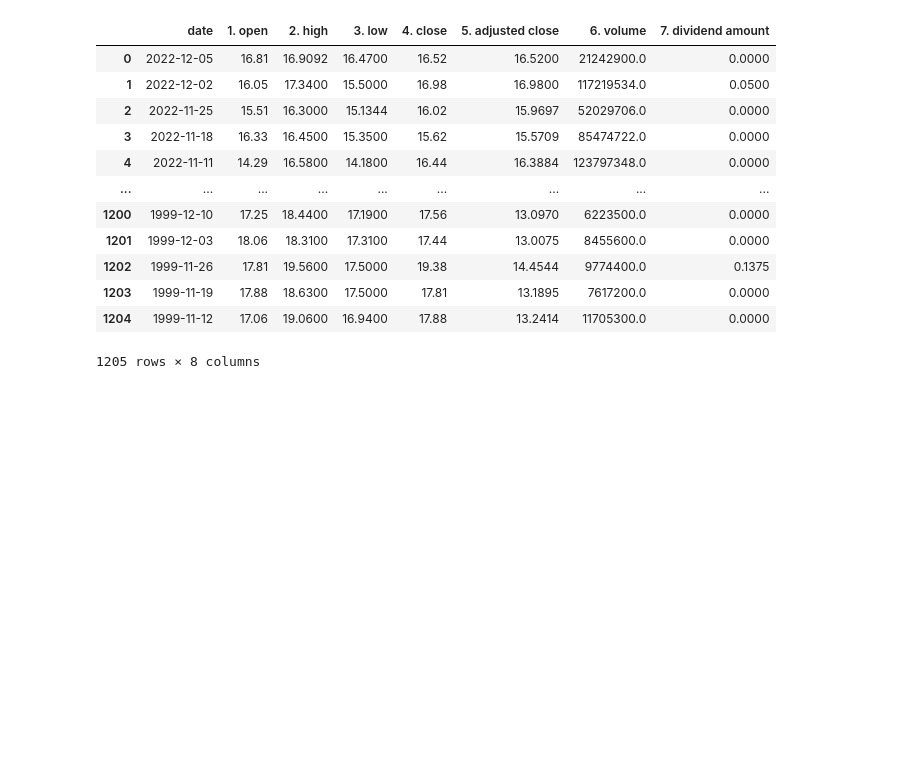
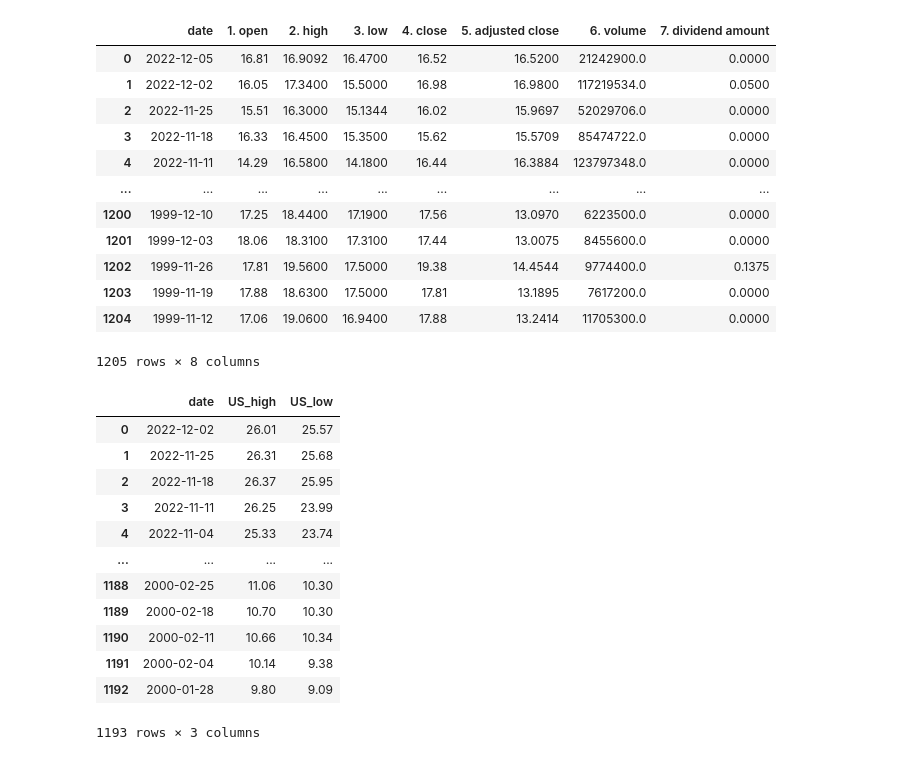
Before and after one commit to AIDA-Saskatchewan-polytechnic/Final-Project-By-Jerry-Sherin, a Jupyter notebook: Final.ipynb, the cells around one changed output. Saved outputs shown, nothing was run; the diff lists cells and outputs as text; code cells hidden in the pictures; blank space fills up the shorter version.

```diff
--- a/Final.ipynb
+++ b/Final.ipynb
@@ -232,3 +232,26 @@ precious_metal_dataFrame
 | 1203 | 1999-11-19 | 17.88 | 18.6300 | 17.5000 | 17.81 | 13.1895 | 7617200.0 | 0.0000 |
 | 1204 | 1999-11-12 | 17.06 | 19.0600 | 16.9400 | 17.88 | 13.2414 | 11705300.0 | 0.0000 |
 1205 rows × 8 columns
+# %%
+#Filtered date,high and low values from each stock and renamed specifically
+america_dataFrame = america_dataFrame[['date','2. high','3. low']].rename(columns={'2. high':'US_high','3. low':'US_low'})
+canada_dataFrame = canada_dataFrame[['date','2. high','3. low']].rename(columns={'date':'date','2. high':'Canada_high','3. low':'Canada_low'})
+travel_dataFrame = travel_dataFrame[['date','2. high','3. low']].rename(columns={"date":"date","2. high":"Travel_high","3. low":"Travel_low"})
+real_estate_dataFrame = real_estate_dataFrame[['date','2. high','3. low']].rename(columns={"date":"date","2. high":"Real_estate_high","3. low":"Real_estate_low"})
+precious_metal_dataFrame = precious_metal_dataFrame[['date','2. high','3. low']].rename(columns={"date":"date","2. high":"Precious_metal_high","3. low":"Precious_metal_low"})
+# %%
+america_dataFrame
+# %% [output]
+|  | date | US_high | US_low |
+| 0 | 2022-12-02 | 26.01 | 25.57 |
+| 1 | 2022-11-25 | 26.31 | 25.68 |
+| 2 | 2022-11-18 | 26.37 | 25.95 |
+| 3 | 2022-11-11 | 26.25 | 23.99 |
+| 4 | 2022-11-04 | 25.33 | 23.74 |
+| ... | ... | ... | ... |
+| 1188 | 2000-02-25 | 11.06 | 10.30 |
+| 1189 | 2000-02-18 | 10.70 | 10.30 |
+| 1190 | 2000-02-11 | 10.66 | 10.34 |
+| 1191 | 2000-02-04 | 10.14 | 9.38 |
+| 1192 | 2000-01-28 | 9.80 | 9.09 |
+1193 rows × 3 columns
```
Also changed, not shown: parts of 4 cells of this notebook.
